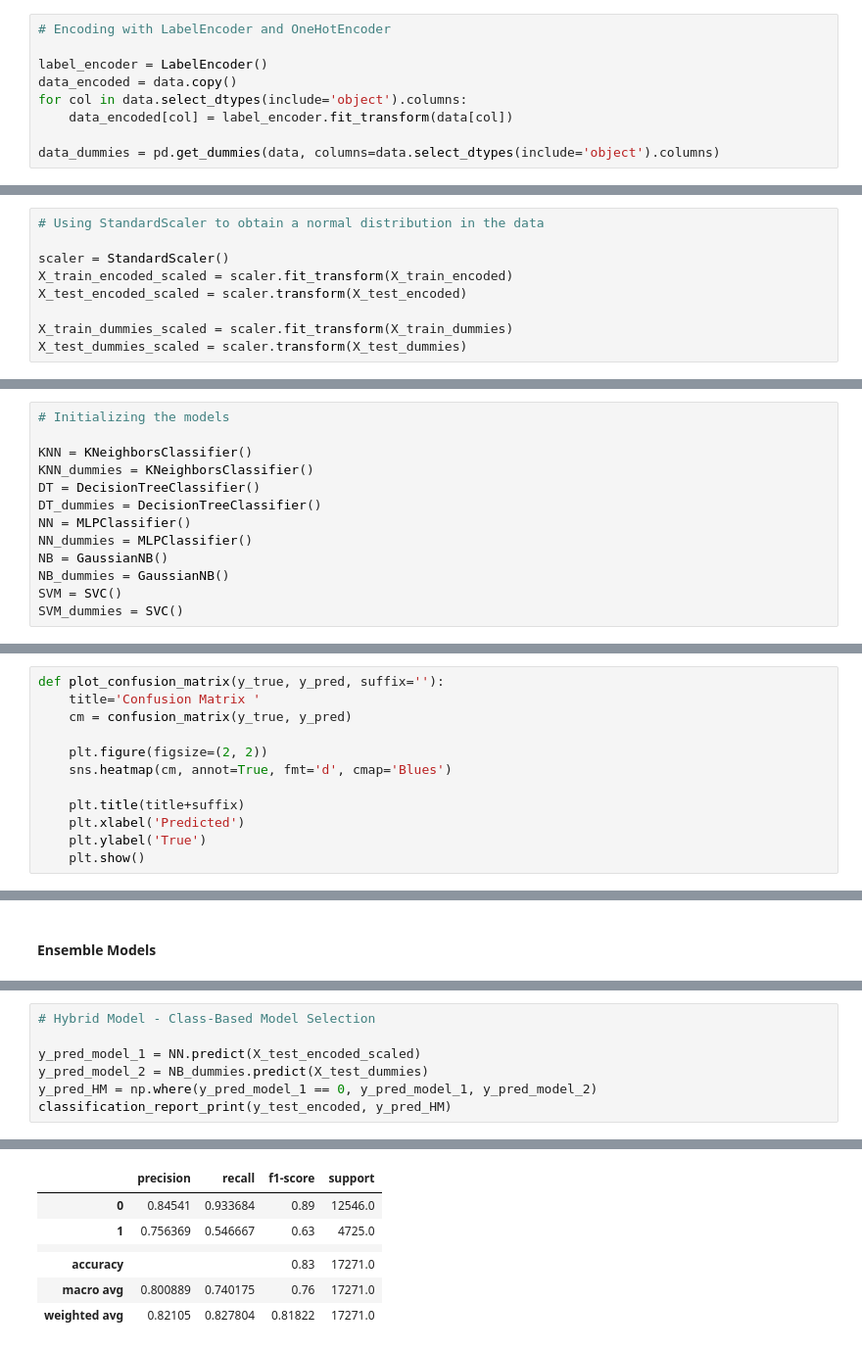
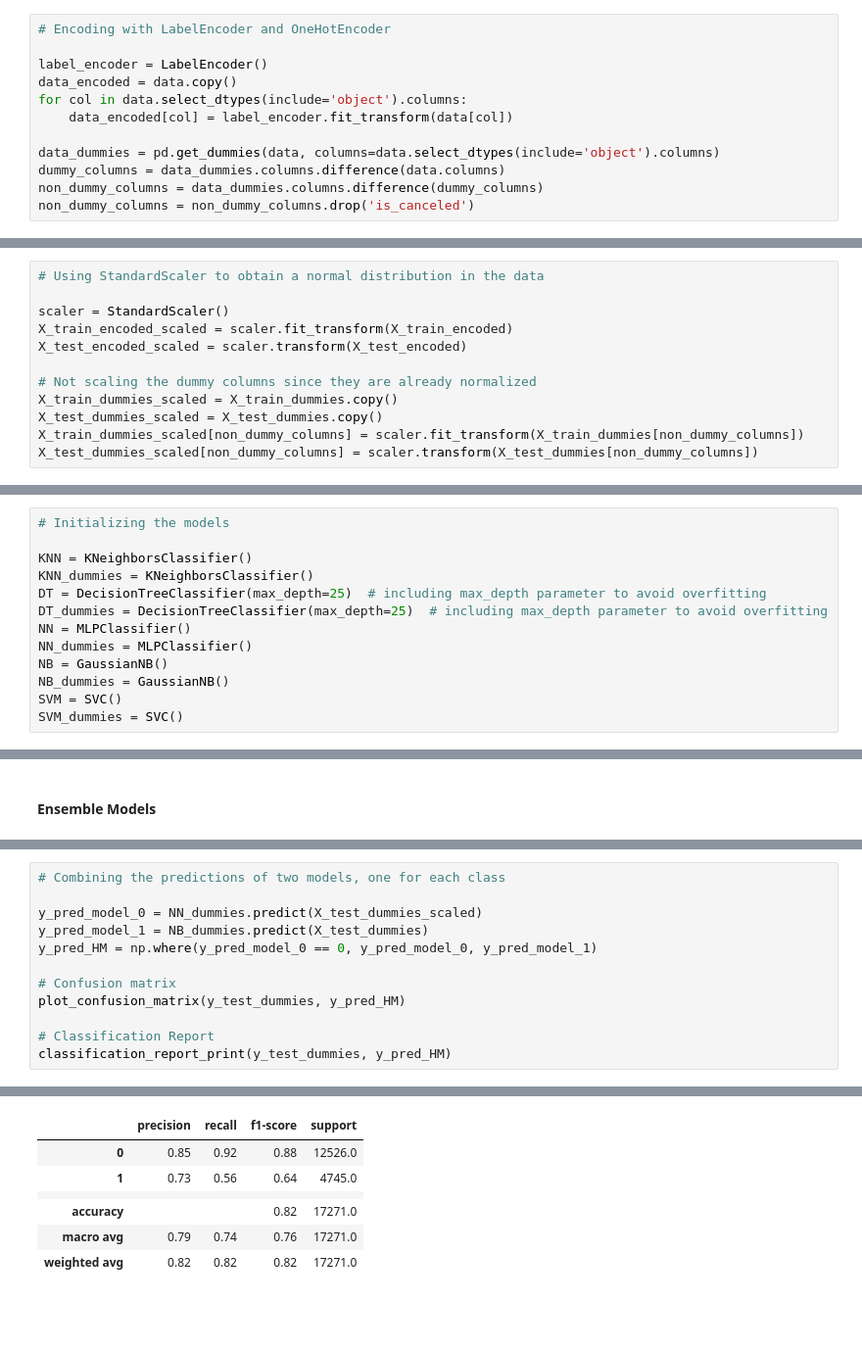
Before and after one commit to beatrizmsa/booking-cancellation-predictor, a Jupyter notebook: notebook.ipynb, the cells around one changed output, grey strips where cells are left out. Shown at 98% size. Cells and saved outputs as stored; diff of their text form; blank space fills up the shorter version.

```diff
--- a/notebook.ipynb
+++ b/notebook.ipynb
@@ -306,4 +243,7 @@ for col in data.select_dtypes(include='object').columns:
     data_encoded[col] = label_encoder.fit_transform(data[col])
 
 data_dummies = pd.get_dummies(data, columns=data.select_dtypes(include='object').columns)
+dummy_columns = data_dummies.columns.difference(data.columns)
+non_dummy_columns = data_dummies.columns.difference(dummy_columns)
+non_dummy_columns = non_dummy_columns.drop('is_canceled')
 # %% [markdown]
@@ -334,6 +275,9 @@ scaler = StandardScaler()
 X_train_encoded_scaled = scaler.fit_transform(X_train_encoded)
 X_test_encoded_scaled = scaler.transform(X_test_encoded)
 
-X_train_dummies_scaled = scaler.fit_transform(X_train_dummies)
-X_test_dummies_scaled = scaler.transform(X_test_dummies)
+# Not scaling the dummy columns since they are already normalized
+X_train_dummies_scaled = X_train_dummies.copy()
+X_test_dummies_scaled = X_test_dummies.copy()
+X_train_dummies_scaled[non_dummy_columns] = scaler.fit_transform(X_train_dummies[non_dummy_columns])
+X_test_dummies_scaled[non_dummy_columns] = scaler.transform(X_test_dummies[non_dummy_columns])
 # %% [markdown]
@@ -351,8 +294,8 @@ Since we are dealing with a classification problem, we will be using the followi
 
 KNN = KNeighborsClassifier()
 KNN_dummies = KNeighborsClassifier()
-DT = DecisionTreeClassifier()
-DT_dummies = DecisionTreeClassifier()
+DT = DecisionTreeClassifier(max_depth=25)  # including max_depth parameter to avoid overfitting
+DT_dummies = DecisionTreeClassifier(max_depth=25)  # including max_depth parameter to avoid overfitting
 NN = MLPClassifier()
 NN_dummies = MLPClassifier()
 NB = GaussianNB()
@@ -503,17 +435,5 @@ We will look into the possibility of combining some of the models to improve the
 # %% [markdown]
 #### Confusion matrices
-# %%
-def plot_confusion_matrix(y_true, y_pred, suffix=''):
-    title='Confusion Matrix '
-    cm = confusion_matrix(y_true, y_pred)
-
-    plt.figure(figsize=(2, 2))
-    sns.heatmap(cm, annot=True, fmt='d', cmap='Blues')
-
-    plt.title(title+suffix)
-    plt.xlabel('Predicted')
-    plt.ylabel('True')
-    plt.show()
 # %%
 # Plot the Confusion Matrices of the models
 
@@ -560,8 +488,13 @@ plot_confusion_matrix(y_test_encoded, y_pred_WAE)
 # %%
-# Hybrid Model - Class-Based Model Selection
+# Combining the predictions of two models, one for each class
 
-y_pred_model_1 = NN.predict(X_test_encoded_scaled)
-y_pred_model_2 = NB_dummies.predict(X_test_dummies)
-y_pred_HM = np.where(y_pred_model_1 == 0, y_pred_model_1, y_pred_model_2)
-classification_report_print(y_test_encoded, y_pred_HM)
+y_pred_model_0 = NN_dummies.predict(X_test_dummies_scaled)
+y_pred_model_1 = NB_dummies.predict(X_test_dummies)
+y_pred_HM = np.where(y_pred_model_0 == 0, y_pred_model_0, y_pred_model_1)
+
+# Confusion matrix
+plot_confusion_matrix(y_test_dummies, y_pred_HM)
+
+# Classification Report
+classification_report_print(y_test_dummies, y_pred_HM)
 # %% [output]
@@ -568,7 +502,7 @@ classification_report_print(y_test_encoded, y_pred_HM)
 |  | precision | recall | f1-score | support |
-| 0 | 0.84541 | 0.933684 | 0.89 | 12546.0 |
-| 1 | 0.756369 | 0.546667 | 0.63 | 4725.0 |
+| 0 | 0.85 | 0.92 | 0.88 | 12526.0 |
+| 1 | 0.73 | 0.56 | 0.64 | 4745.0 |
 |  |  |  |  |  |
-| accuracy |  |  | 0.83 | 17271.0 |
-| macro avg | 0.800889 | 0.740175 | 0.76 | 17271.0 |
-| weighted avg | 0.82105 | 0.827804 | 0.81822 | 17271.0 |
+| accuracy |  |  | 0.82 | 17271.0 |
+| macro avg | 0.79 | 0.74 | 0.76 | 17271.0 |
+| weighted avg | 0.82 | 0.82 | 0.82 | 17271.0 |
```
Also changed, not shown: parts of 142 cells of this notebook, 2 other files.
